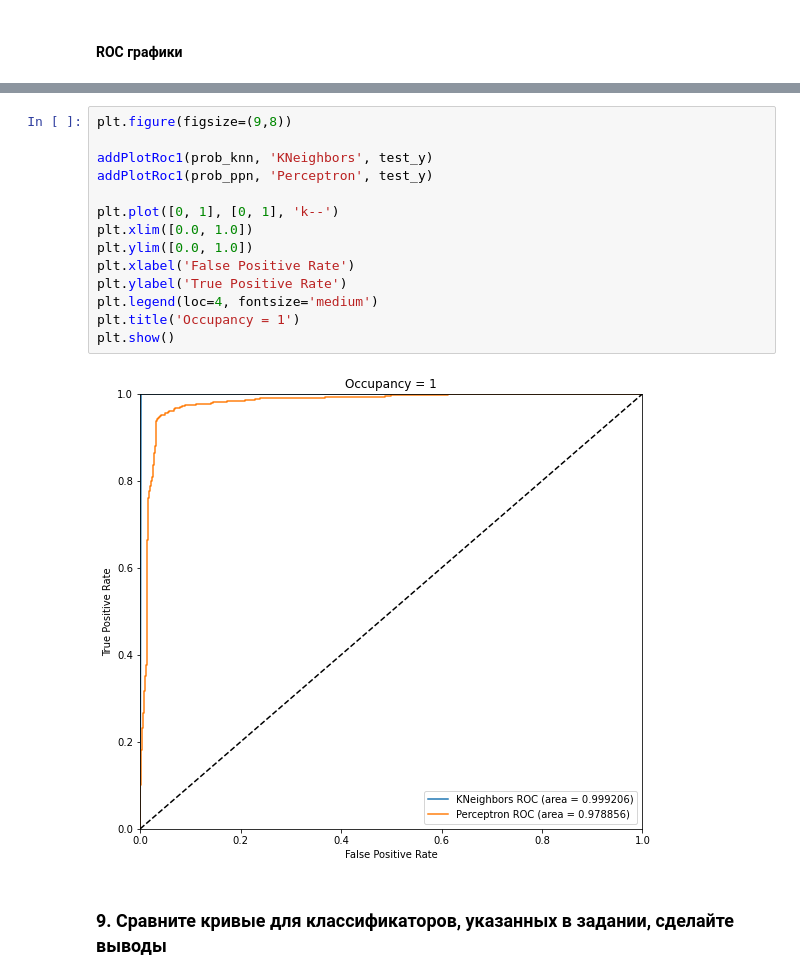
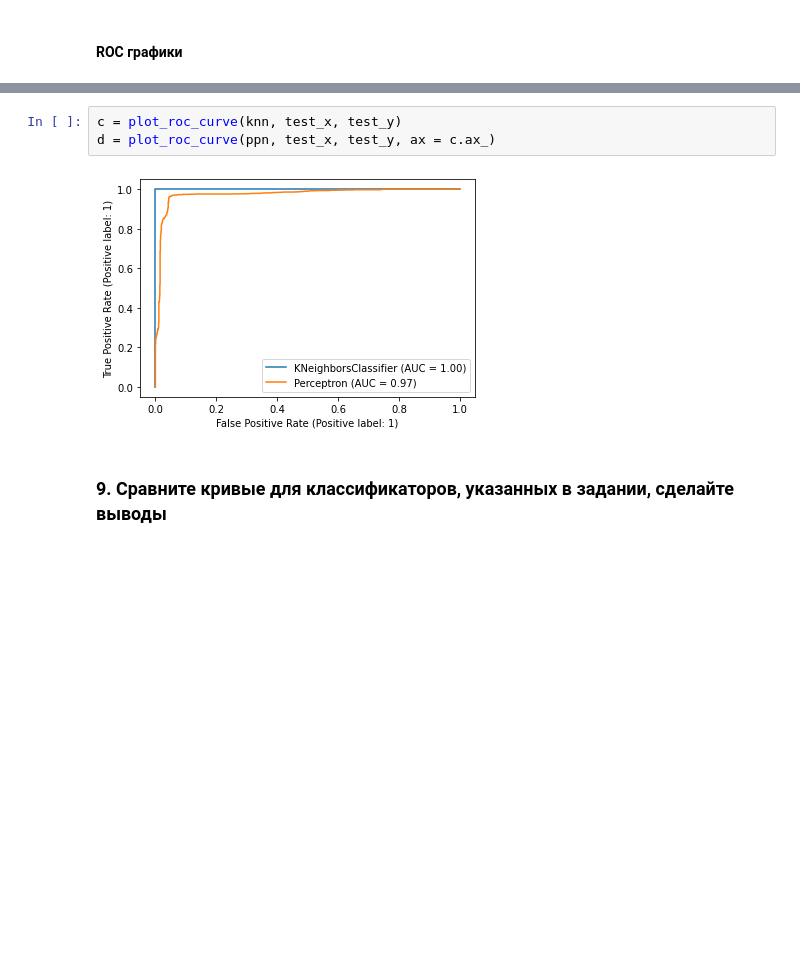
Before and after one commit to ilsave/Spring_2021, a Jupyter notebook: ml/lb3/Kuprihin/laba3.ipynb, the cells around one changed output, grey strips where cells are left out. Saved outputs shown, nothing was run; the diff lists cells and outputs as text; blank space fills up the shorter version.

```diff
--- a/ml/lb3/Kuprihin/laba3.ipynb
+++ b/ml/lb3/Kuprihin/laba3.ipynb
@@ -290,19 +227,8 @@ plt.show()
-# %%
-plt.figure(figsize=(9,8))
-
-addPlotRoc1(prob_knn, 'KNeighbors', test_y)
-addPlotRoc1(prob_ppn, 'Perceptron', test_y)
-
-plt.plot([0, 1], [0, 1], 'k--')
-plt.xlim([0.0, 1.0])
-plt.ylim([0.0, 1.0])
-plt.xlabel('False Positive Rate')
-plt.ylabel('True Positive Rate')
-plt.legend(loc=4, fontsize='medium')
-plt.title('Occupancy = 1')
-plt.show()
-# %% [output]
-[figure, removed]
+# %%
+c = plot_roc_curve(knn, test_x, test_y)
+d = plot_roc_curve(ppn, test_x, test_y, ax = c.ax_)
+# %% [output]
+[figure, added]
 # %% [markdown]
 ### 9. Сравните кривые для классификаторов, указанных в задании, сделайте выводы
 # %% [markdown]
```
Also changed, not shown: parts of 10 cells of this notebook.
